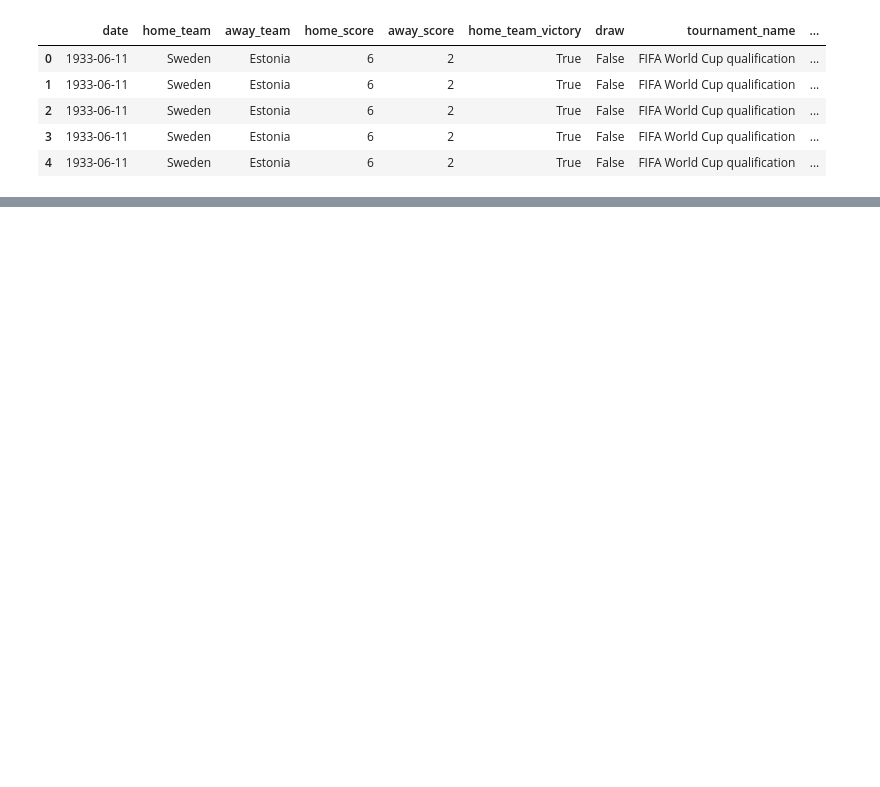
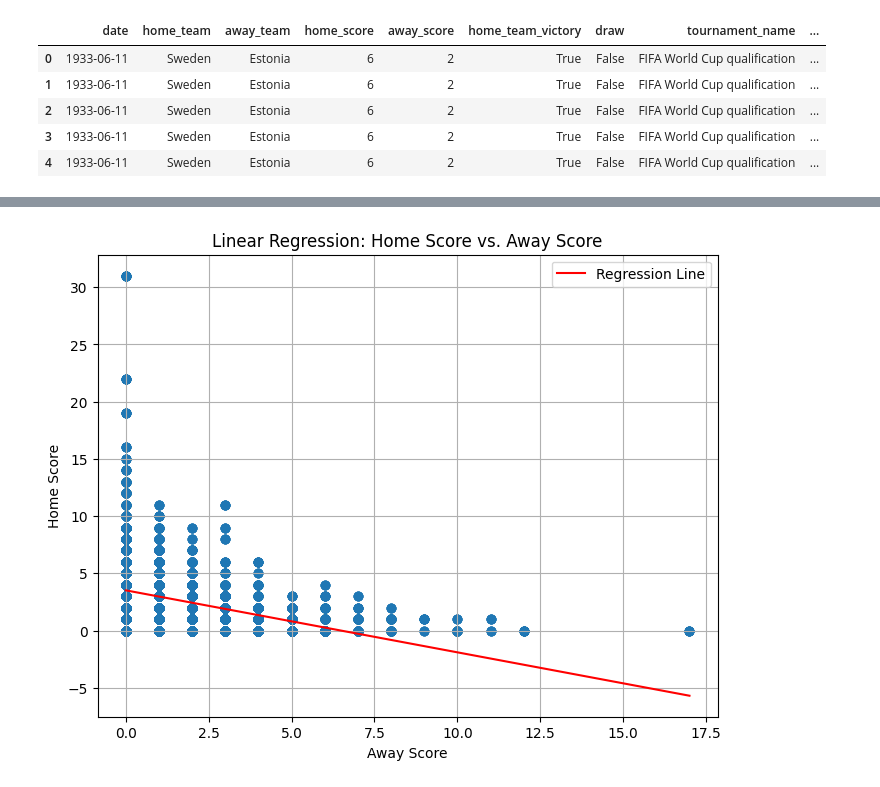
Before and after one commit to mr-kelsey/sp25-aai500-group2, a Jupyter notebook: model_testing.ipynb, the cells around one changed output, grey strips where cells are left out. Drawn from its saved outputs; the diff is of its cells as text; code cells hidden in the pictures; blank space fills up the shorter version.

```diff
--- a/model_testing.ipynb
+++ b/model_testing.ipynb
@@ -59,0 +31,83 @@ Notes:
+# %%
+# Google Colab: Upload local files
+from google.colab import files
+import pandas as pd
+import numpy as np
+import matplotlib.pyplot as plt
+import seaborn as sns
+import statsmodels.api as sm
+import statsmodels.formula.api as smf
+from scipy import stats
+
+# Upload dataset from local machine
+uploaded = files.upload()
+
+# Immediately load the data into training_data after uploading
+training_data = pd.read_csv("training.csv")
+training_data.head()
+
+from warnings import filterwarnings
+from sklearn import linear_model
+
+# prompt: Using dataframe training_data: linear regression
+
+import statsmodels.formula.api as sm
+
+# Define the linear regression model
+# The model predicts 'home_score' based on 'away_score'
+model = sm.ols('home_score ~ away_score', data=training_data)
+
+# Fit the model to the data
+results = model.fit()
+
+# Read dataset (modify filename as needed)
+filename = list(uploaded.keys())[0]  # Auto-detect uploaded file
+# Check if the file is tab-separated or comma-separated
+try:
+  df = pd.read_csv(filename, delimiter='\t')  # Try tab delimiter first
+except pd.errors.ParserError:
+  df = pd.read_csv(filename)  # If tab fails, try comma delimiter
+
+# Or, explicitly specify the delimiter if you know it
+# df = pd.read_csv(filename, delimiter='\t')  # For tab-separated values
+# df = pd.read_csv(filename, delimiter=',')  # For comma-separated values
+
+# Display first few rows to confirm data was loaded correctly
+print(df.head())  # Print the head to inspect column names
+print(df.columns) # Print the column names
+
+# Check for and handle missing or infinite values
+# Replace infinite values with NaN
+df.replace([np.inf, -np.inf], np.nan, inplace=True)
+# Drop rows with any missing values
+df.dropna(inplace=True)
+
+# Print the regression results
+print(results.summary())
+
+# --- Plotting the regression line ---
+# Create a scatter plot of the data
+plt.figure(figsize=(8, 6))  # Adjust figure size if needed
+plt.scatter(training_data['away_score'], training_data['home_score'], alpha=0.5)  # alpha for transparency
+
+# Get the regression line parameters
+intercept = results.params['Intercept']
+slope = results.params['away_score']
+
+# Create x values for the regression line
+x_values = np.linspace(training_data['away_score'].min(), training_data['away_score'].max(), 100)
+
+# Calculate y values for the regression line
+y_values = intercept + slope * x_values
+
+# Plot the regression line
+plt.plot(x_values, y_values, color='red', label='Regression Line')
+
+# Add labels and title
+plt.xlabel('Away Score')
+plt.ylabel('Home Score')
+plt.title('Linear Regression: Home Score vs. Away Score')
+plt.legend()  # Show the legend
+plt.grid(True)  # Add a grid for better visualization
+plt.show()
+# %% [output]
@@ -59,0 +132 @@ Notes:
+[figure, added]
```
Also changed, not shown: parts of 3 cells of this notebook.
